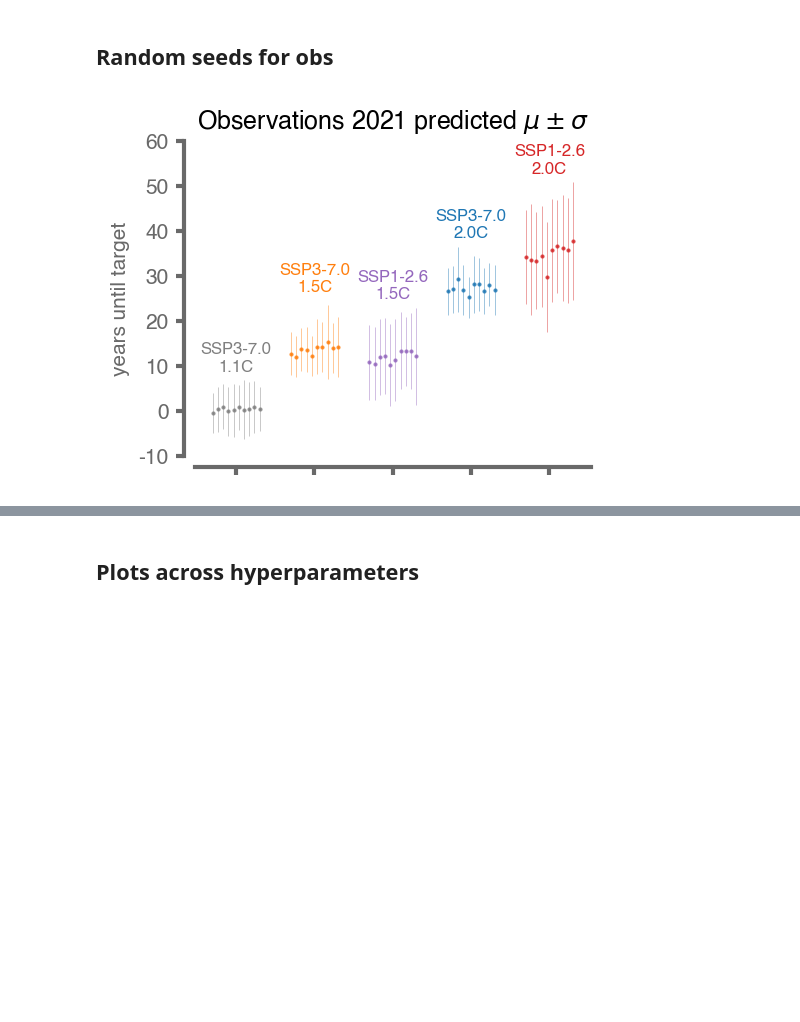
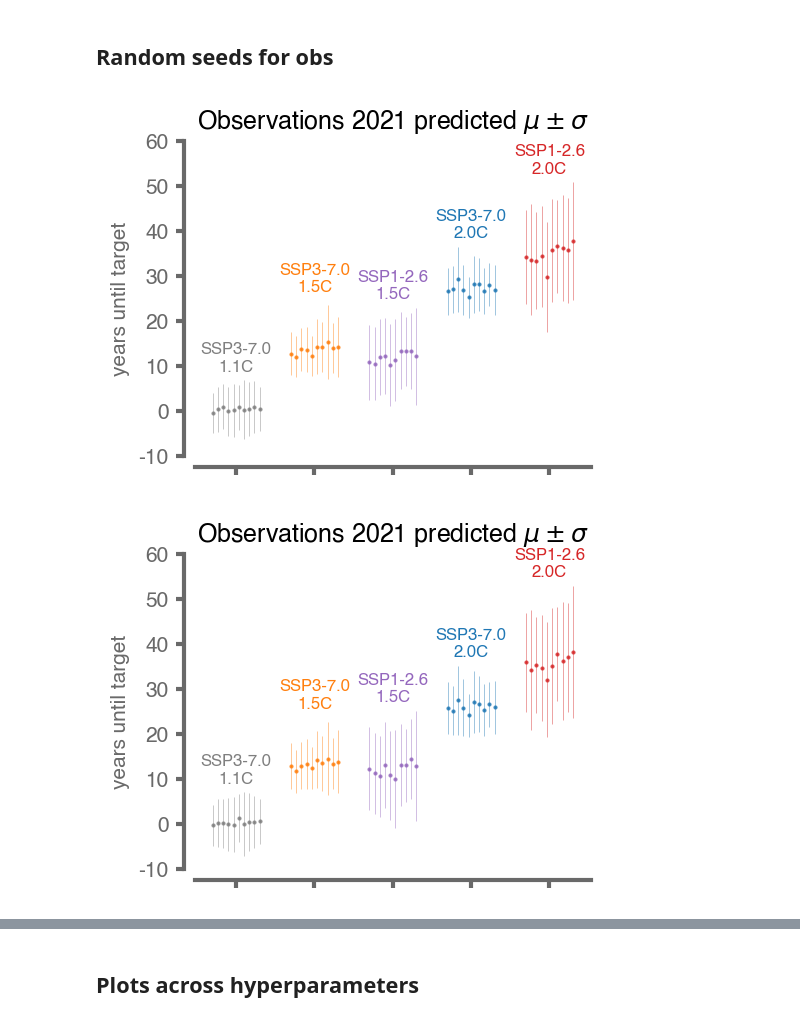
Before and after one commit to eabarnes1010/target_temp_detection, a Jupyter notebook: _compare_random_seeds.ipynb, the cells around one changed output, grey strips where cells are left out. Cells and saved outputs as stored; diff of their text form; code cells hidden in the pictures; blank space fills up the shorter version.

```diff
--- a/_compare_random_seeds.ipynb
+++ b/_compare_random_seeds.ipynb
@@ -256,53 +258,56 @@ NameError: name 'error' is not defined
 ## Random seeds for obs
 # %%
 # PLOT ACROSS SSPs and TARGETS
-EXP_FOR_PLOTTING = ('exp11C_370','exp15C_370','exp15C_126','exp20C_370','exp20C_126')
-df_metrics_plot = df_metrics[df_metrics["exp_name"].isin(EXP_FOR_PLOTTING)]
-df_metrics_plot = df_metrics_plot.sort_values("exp_name")
-clr_order = [0,2,1,3,4,5]
-x_labels = EXP_FOR_PLOTTING
-#------------------------------------------------------------
-fig, ax = plt.subplots(1,1,figsize=(3.5,2.75))
+for obs_type in ('best','giss'):
 
-for iexp,exp_name in enumerate(EXP_FOR_PLOTTING):
-    iplot = np.where(df_metrics["exp_name"]==exp_name)[0]
+    EXP_FOR_PLOTTING = ('exp11C_370','exp15C_370','exp15C_126','exp20C_370','exp20C_126')
+    df_metrics_plot = df_metrics[df_metrics["exp_name"].isin(EXP_FOR_PLOTTING)]
+    df_metrics_plot = df_metrics_plot.sort_values("exp_name")
+    clr_order = [0,2,1,3,4,5]
+    x_labels = EXP_FOR_PLOTTING
+    #------------------------------------------------------------
+    fig, ax = plt.subplots(1,1,figsize=(3.5,2.75))
 
-    ax.errorbar(np.ones(iplot.shape)*iexp+np.linspace(-.3,.3,len(iplot)),
-            df_metrics.iloc[iplot]["obs_2021_mu"],
-            yerr=df_metrics.iloc[iplot]["obs_2021_sigma"],
-            color=np.array(palette)[clr_order][iexp],
-            marker='.',
-            linestyle='',
-            elinewidth=.25,
-            markersize=2,
-            alpha=.8,
-           )
-    max_y_value = np.max(df_metrics.iloc[iplot]["obs_2021_mu"]+df_metrics.iloc[iplot]["obs_2021_sigma"])
-    if exp_name=='exp15C_370':
-        add_val = 3
-    else:
-        add_val = 2
-    text_name = 'SSP'+exp_name[7]+'-'+exp_name[8] + '.' + exp_name[9] + '\n' +exp_name[3] + '.' + exp_name[4]+'C'
+    for iexp,exp_name in enumerate(EXP_FOR_PLOTTING):
+        iplot = np.where(df_metrics["exp_name"]==exp_name)[0]
 
-    plt.text(iexp,
-             max_y_value+add_val,
-             text_name,
-             fontsize=FS*0.8,
-             color=np.array(palette)[clr_order][iexp],
-             horizontalalignment='center',
-            )
+        ax.errorbar(np.ones(iplot.shape)*iexp+np.linspace(-.3,.3,len(iplot)),
+                df_metrics.iloc[iplot][obs_type + "_2021_mu"],
+                yerr=df_metrics.iloc[iplot][obs_type + "_2021_sigma"],
+                color=np.array(palette)[clr_order][iexp],
+                marker='.',
+                linestyle='',
+                elinewidth=.25,
+                markersize=2,
+                alpha=.8,
+               )
+        max_y_value = np.max(df_metrics.iloc[iplot][obs_type + "_2021_mu"]+df_metrics.iloc[iplot][obs_type + "_2021_sigma"])
+        if exp_name=='exp15C_370':
+            add_val = 3
+        else:
+            add_val = 2
+        text_name = 'SSP'+exp_name[7]+'-'+exp_name[8] + '.' + exp_name[9] + '\n' +exp_name[3] + '.' + exp_name[4]+'C'
+
+        plt.text(iexp,
+                 max_y_value+add_val,
+                 text_name,
+                 fontsize=FS*0.8,
+                 color=np.array(palette)[clr_order][iexp],
+                 horizontalalignment='center',
+                )
 
 
-ax.set_ylabel('years until target')
-ax.set_title('Observations 2021 predicted $\mu \pm \sigma$')
-ax.set_xlabel(None)
-format_spines(ax)
-ax.set_xticks(np.arange(0,len(x_labels)),'', fontsize=FS*0.8,rotation=45)
-ax.set_yticks(np.arange(-100,100,10),np.arange(-100,100,10).round())
-ax.set_ylim(-10,60)
+    ax.set_ylabel('years until target')
+    ax.set_title('Observations 2021 predicted $\mu \pm \sigma$')
+    ax.set_xlabel(None)
+    format_spines(ax)
+    ax.set_xticks(np.arange(0,len(x_labels)),'', fontsize=FS*0.8,rotation=45)
+    ax.set_yticks(np.arange(-100,100,10),np.arange(-100,100,10).round())
+    ax.set_ylim(-10,60)
 
-plt.tight_layout()
-plots.savefig(FIGURE_DIRECTORY + 'obs_params_ssp_target_comparison',dpi=savefig_dpi)
-plt.show()
+    plt.tight_layout()
+    plots.savefig(FIGURE_DIRECTORY + 'obs' + obs_type + '_params_ssp_target_comparison',dpi=savefig_dpi)
+    plt.show()
 # %% [output]
 [figure]
+[figure, added]
```
Also changed, not shown: parts of 9 cells of this notebook, 1 other file.
